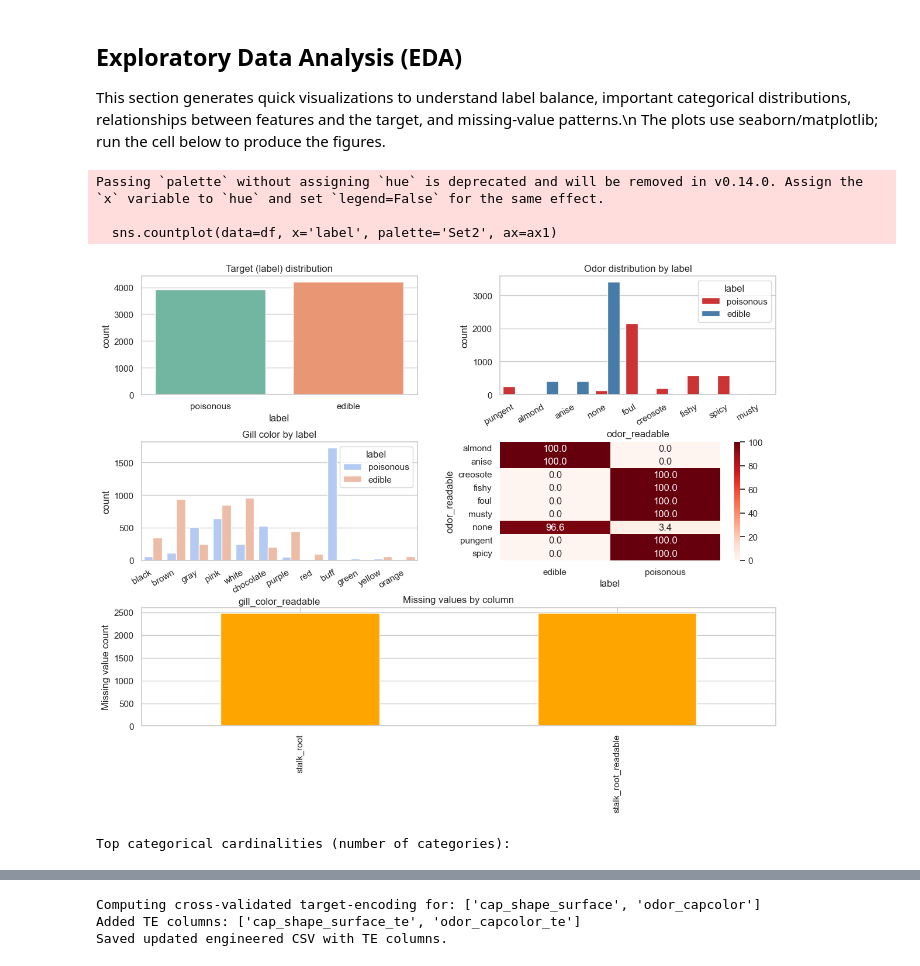
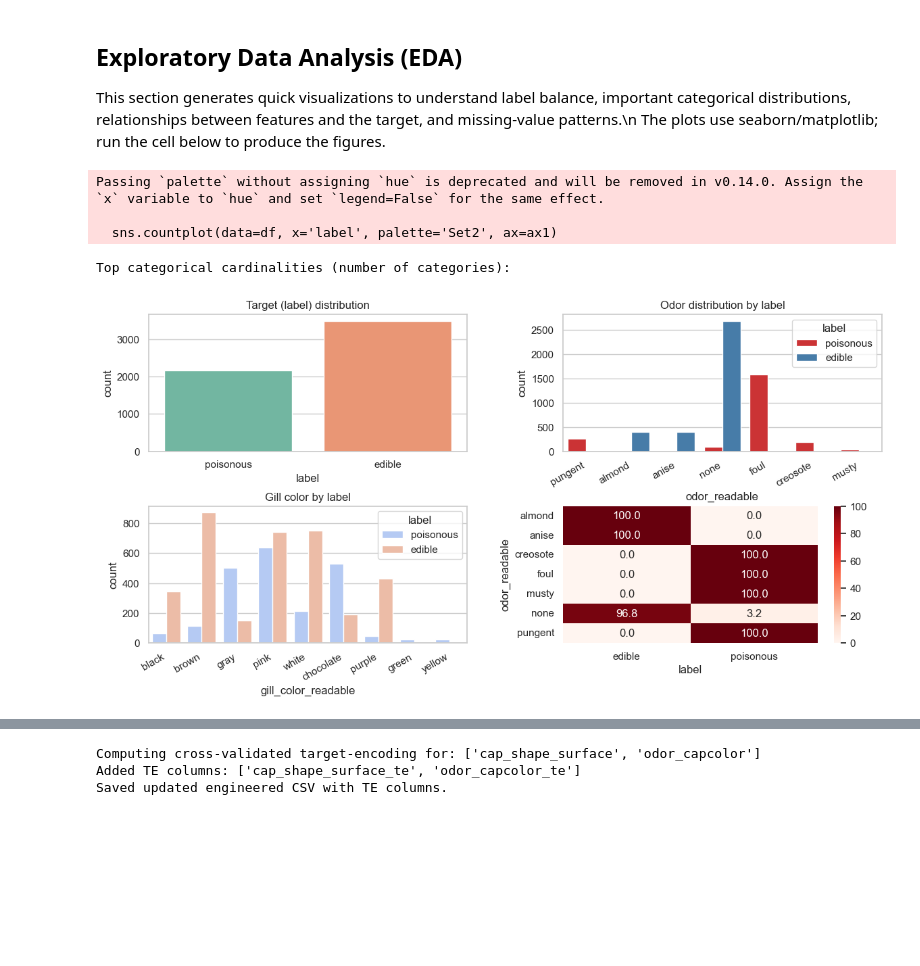
Before and after one commit to Clyde0513/mushroom, a Jupyter notebook: mushroom_structuring.ipynb, the cells around one changed output, grey strips where cells are left out. Cells and saved outputs as stored; diff of their text form; code cells hidden in the pictures; blank space fills up the shorter version.

```diff
--- a/mushroom_structuring.ipynb
+++ b/mushroom_structuring.ipynb
@@ -19,8 +19,13 @@ colnames = [
     'ring_number', 'ring_type', 'spore_print_color', 'population', 'habitat',
  ]
 
-# Load dataset, treating '?' as NaN
-df = pd.read_csv(DATA_PATH, header=None, names=colnames, na_values='?')
+# Load dataset. Two dataframes where we train a model without missing values and test its accuracy on the missing values
+df = pd.read_csv(DATA_PATH, header=None, names=colnames)
+df = df.replace("?", None)
+df = df.dropna()
+
+df1 = pd.read_csv(DATA_PATH, header=None, names=colnames)
+
 
 # Quick sanity
 print('Loaded', len(df), 'rows and', len(df.columns), 'columns')
@@ -83,7 +88,7 @@ mappings['cap_surface'] = {'f':'fibrous','g':'grooves','y':'scaly','s':'smooth'}
 # cap-color: brown=n,buff=b,cinnamon=c,gray=g,green=r,pink=p,purple=u,red=e,white=w,yellow=y
 mappings['cap_color'] = {'n':'brown','b':'buff','c':'cinnamon','g':'gray','r':'green','p':'pink','u':'purple','e':'red','w':'white','y':'yellow'}
 # bruises: bruises=t,no=f
-mappings['bruises'] = {'t':'bruises','f':'no'}
+mappings['bruises'] = {'t':'has_bruises','f':'no_bruises'}
 # odor: almond=a,anise=l,creosote=c,fishy=y,foul=f,musty=m,none=n,pungent=p,spicy=s
 mappings['odor'] = {'a':'almond','l':'anise','c':'creosote','y':'fishy','f':'foul','m':'musty','n':'none','p':'pungent','s':'spicy'}
 # gill-attachment: attached=a,descending=d,free=f,notched=n
@@ -97,7 +102,7 @@ mappings['gill_color'] = {'k':'black','n':'brown','b':'buff','h':'chocolate','g'
 # stalk-shape: enlarging=e,tapering=t
 mappings['stalk_shape'] = {'e':'enlarging','t':'tapering'}
 # stalk-root: bulbous=b,club=c,cup=u,equal=e,rhizomorphs=z,rooted=r,missing=? -> NaN
-mappings['stalk_root'] = {'b':'bulbous','c':'club','u':'cup','e':'equal','z':'rhizomorphs','r':'rooted'}
+mappings['stalk_root'] = {'b':'bulbous','c':'club','u':'cup','e':'equal','z':'rhizomorphs','r':'rooted', '?':'missing'}
 # stalk-surface-above-ring/below-ring: fibrous=f,scaly=y,silky=k,smooth=s
 mappings['stalk_surface_above_ring'] = {'f':'fibrous','y':'scaly','k':'silky','s':'smooth'}
 mappings['stalk_surface_below_ring'] = mappings['stalk_surface_above_ring']
@@ -273,50 +278,35 @@ ax1.set_title('Target (label) distribution')
 # 2) Odor distribution colored by label (stacked via countplot with hue)
 
 ax2 = fig.add_subplot(gs[0,1])
 sns.countplot(data=df, x='odor_readable', hue='label', palette='Set1', ax=ax2)
 ax2.set_title('Odor distribution by label')
 ax2.set_xticklabels(ax2.get_xticklabels(), rotation=30, ha='right')
 
 # 3) Gill color distribution by label (top 12 shown)
 
 ax3 = fig.add_subplot(gs[1,0])
 sns.countplot(data=df, x='gill_color_readable', hue='label', ax=ax3, palette='coolwarm')
 ax3.set_title('Gill color by label')
 ax3.set_xticklabels(ax3.get_xticklabels(), rotation=30, ha='right')
 
 # 4) Heatmap of proportion of poisonous by odor
 
 pivot = (pd.crosstab(df['odor_readable'], df['label'], normalize='index') * 100).round(1)
 ax4 = fig.add_subplot(gs[1,1])
 sns.heatmap(pivot, annot=True, fmt='.1f', cmap='Reds', ax=ax4)
 # ax4.set_title('% by odor and label')
 
-# 5) Missing value counts
-
-ax5 = fig.add_subplot(gs[2,:])
-missing = df.isna().sum()
-missing = missing[missing>0].sort_values(ascending=False)
-if len(missing)==0:
-    ax5.text(0.5,0.5,'No missing values detected', ha='center', va='center')
-    ax5.axis('off')
-else:
-    missing.plot(kind='bar', ax=ax5, color='orange')
-    ax5.set_ylabel('Missing value count')
-    ax5.set_title('Missing values by column')
-
-plt.show()
-
 # Also print top categorical cardinalities for quick reference
 print('\nTop categorical cardinalities (number of categories):')
 for c in df.columns:
     if pd.api.types.is_categorical_dtype(df[c]):
         print(f"{c}: {df[c].cat.categories.size}")
 # %% [output]
 Passing `palette` without assigning `hue` is deprecated and will be removed in v0.14.0. Assign the `x` variable to `hue` and set `legend=False` for the same effect.
 
   sns.countplot(data=df, x='label', palette='Set2', ax=ax1)
+Top categorical cardinalities (number of categories):
-[figure, old version]
+[figure, new version]
-Top categorical cardinalities (number of categories):
 # %%
 fig, axes = plt.subplots(2, 2, figsize=(15, 5))
 
```
Also changed, not shown: parts of 19 cells of this notebook, 6 other files.
